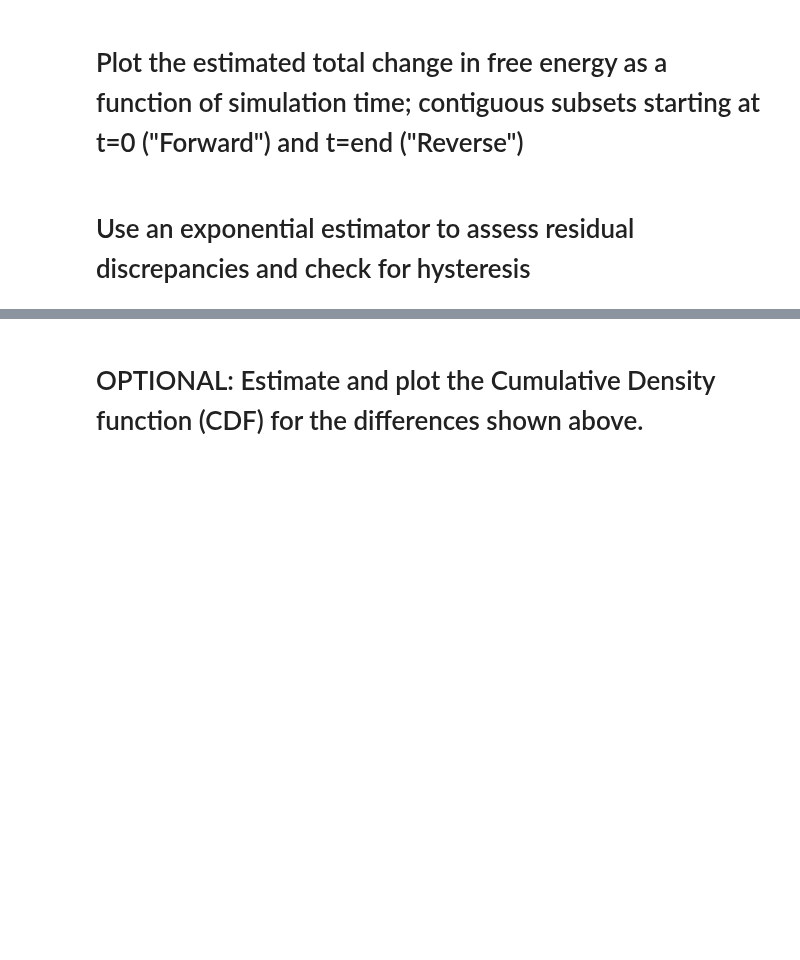
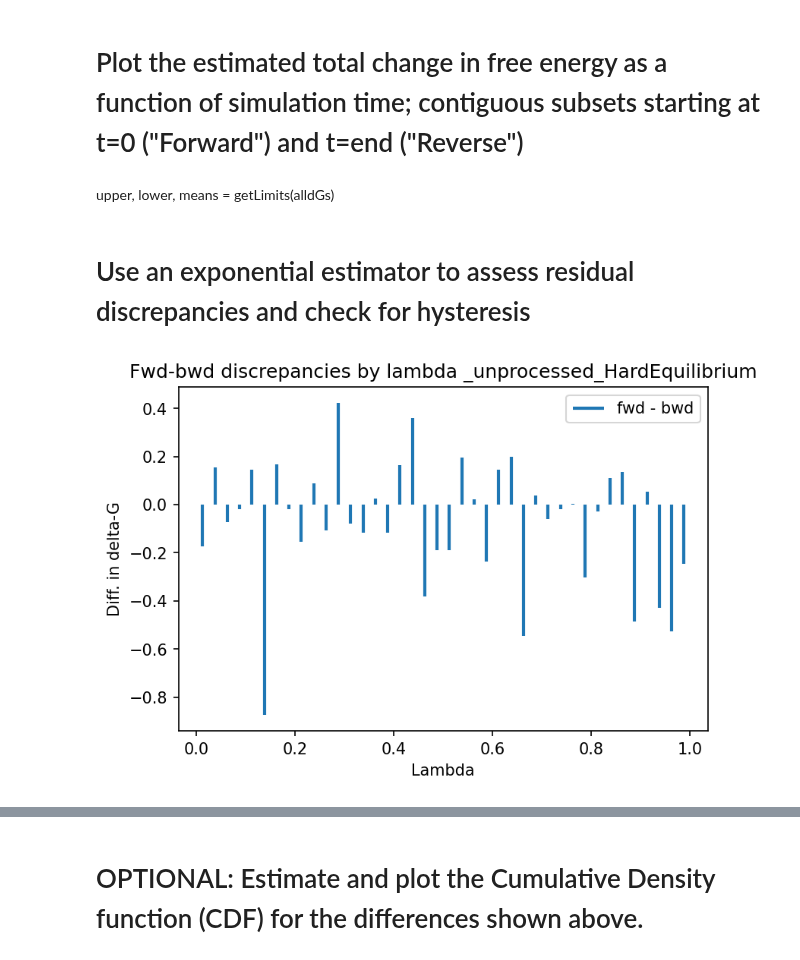
Before and after one commit to BranniganLab/safep, a Jupyter notebook: BAR_Estimator_Expanded.ipynb, the cells around one changed output, grey strips where cells are left out. Saved outputs shown, nothing was run; the diff lists cells and outputs as text; code cells hidden in the pictures; blank space fills up the shorter version.

```diff
--- a/BAR_Estimator_Expanded.ipynb
+++ b/BAR_Estimator_Expanded.ipynb
@@ -203,4 +310,6 @@ else:
 # %%
 interval=0.95
 upper, lower, means = getEmpiricalCI(alldGs, interval)
+# %% [markdown]
+upper, lower, means = getLimits(alldGs)
 # %%
@@ -227,10 +353,13 @@ plt.savefig(f'{path}/convergence_{estimator}_{iterations}.png', dpi=600)
 # %%
 l, l_mid, dG_f, dG_b = get_EXP(u_nk)
 # %%
-plt.vlines(l_mid, np.zeros(len(l_mid)), dG_f + np.array(dG_b), label="fwd - bwd", linewidth=2)
+hyst = dG_f + np.array(dG_b)
+plt.vlines(l_mid, np.zeros(len(l_mid)), hyst, label="fwd - bwd", linewidth=2)
 
 plt.legend()
 plt.title(f'Fwd-bwd discrepancies by lambda {affix}')
 plt.xlabel('Lambda')
 plt.ylabel('Diff. in delta-G')
 plt.savefig(f'{path}discrepancies_{affix}.png', dpi=600)
+# %% [output]
+[figure, added]
```
Also changed, not shown: parts of 19 cells of this notebook, 2 other files.
